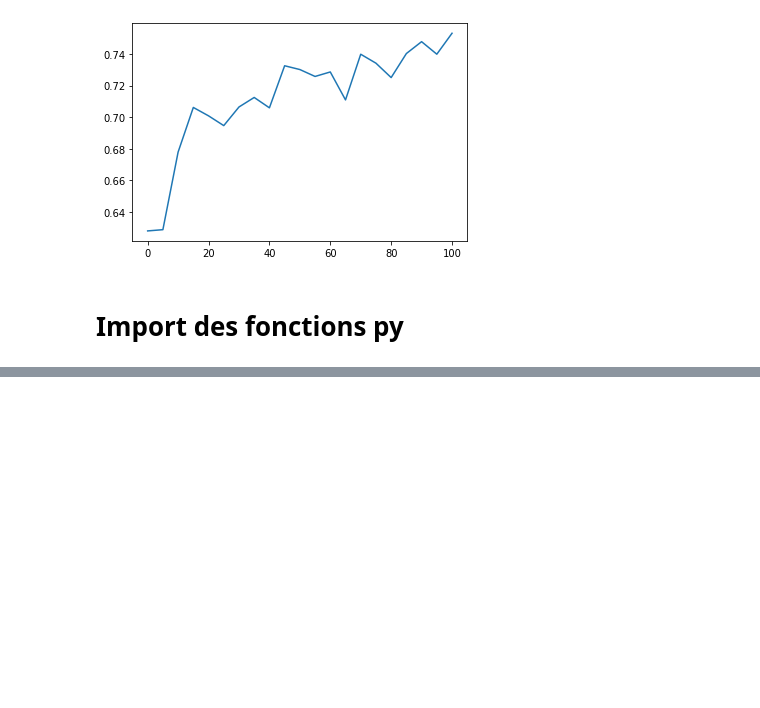
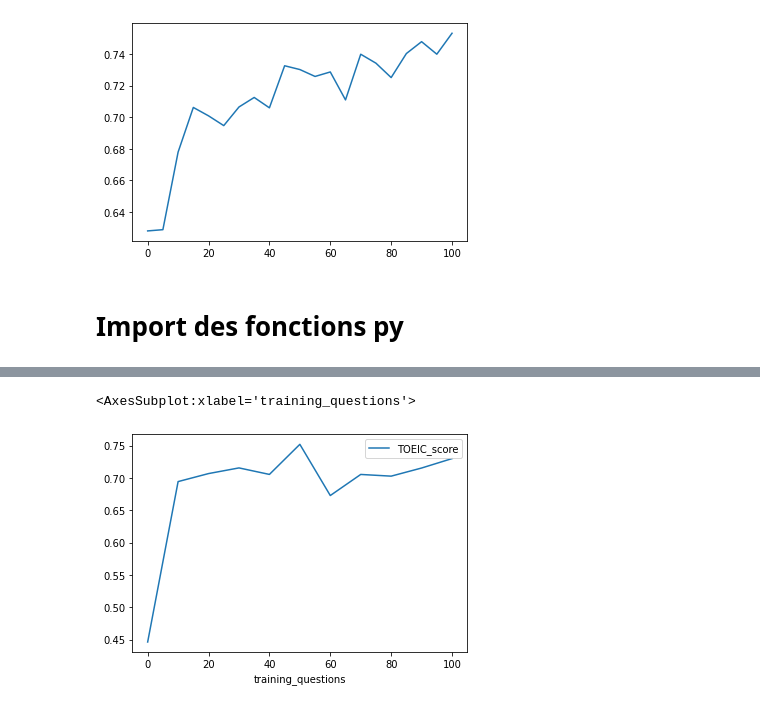
Before and after one commit to YohannD/riiid_final_project, a Jupyter notebook: notebooks/tm_prediction_loop.ipynb, the cells around one changed output, grey strips where cells are left out. Drawn from its saved outputs; the diff is of its cells as text; code cells hidden in the pictures; blank space fills up the shorter version.

```diff
--- a/notebooks/tm_prediction_loop.ipynb
+++ b/notebooks/tm_prediction_loop.ipynb
@@ -663,0 +1128,5 @@ entrainement 20/25
+# %%
+df_beginners_random.plot()
+# %% [output]
+<AxesSubplot:xlabel='training_questions'>
+[figure, added]
```
Also changed, not shown: parts of 74 cells of this notebook, 1 other file.
